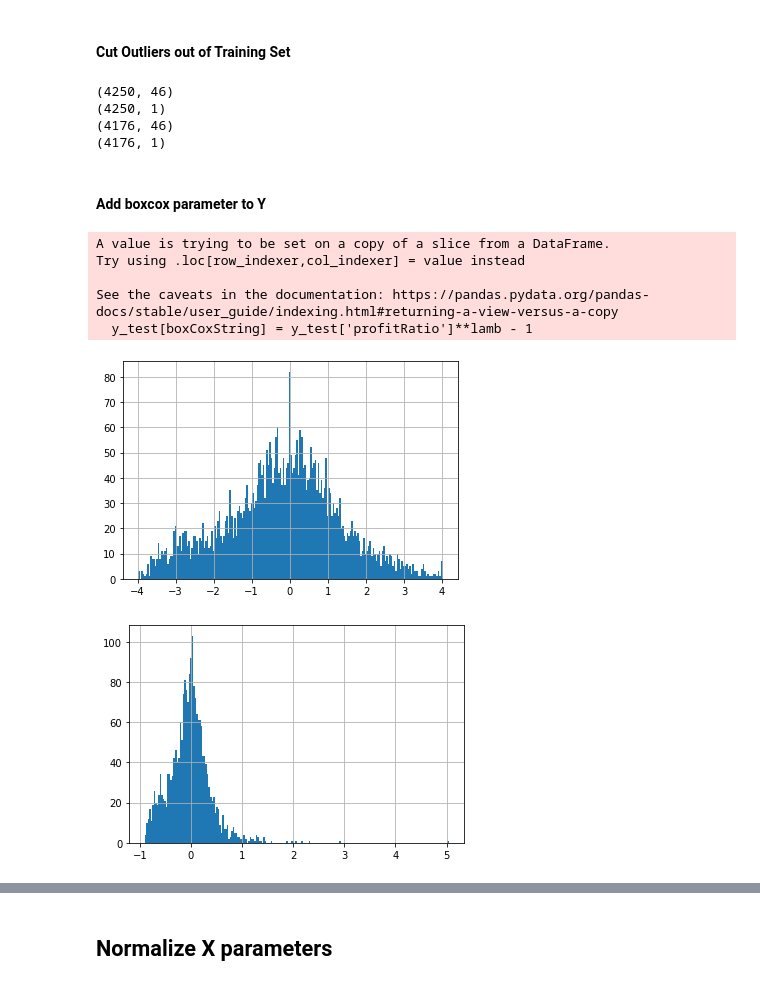
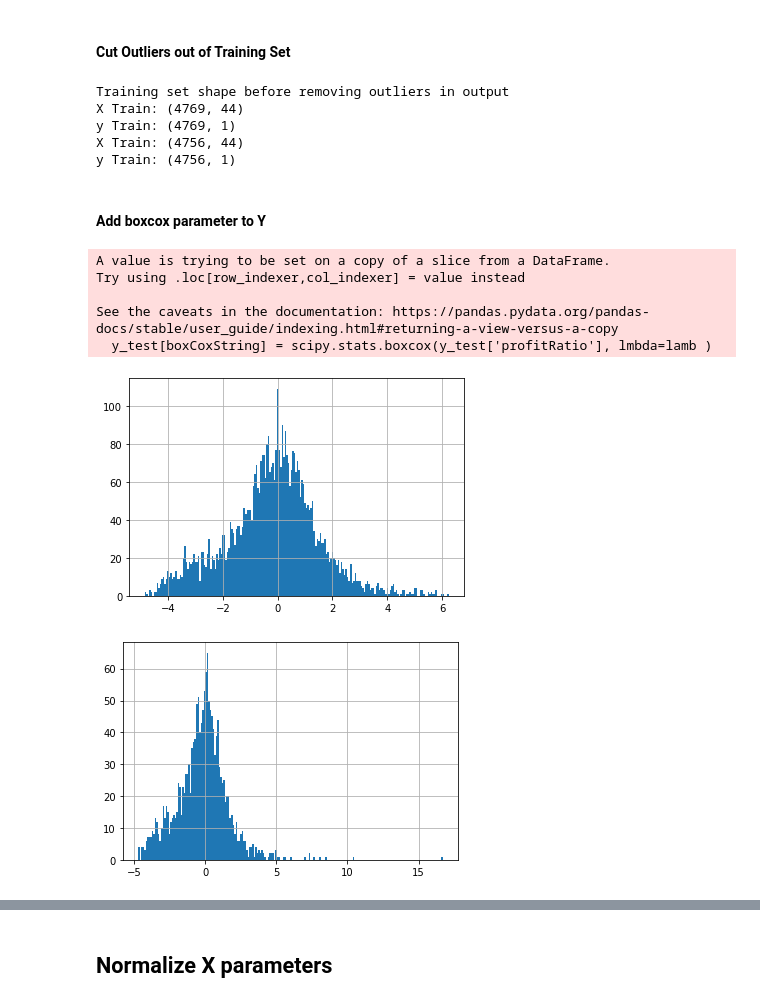
Before and after one commit to deakynek/SpringBoardProjects, a Jupyter notebook: Capstone2/Capstone 2 - Preprocessing & Machine Learning.ipynb, the cells around one changed output, grey strips where cells are left out. Saved outputs shown, nothing was run; the diff lists cells and outputs as text; code cells hidden in the pictures.

```diff
--- a/Capstone2/Capstone 2 - Preprocessing & Machine Learning.ipynb
+++ b/Capstone2/Capstone 2 - Preprocessing & Machine Learning.ipynb
@@ -62,10 +62,12 @@ X = data.loc[:, ~data.columns.isin(['id',
                                     'budget',
                                     'revenue',
                                     'Domestic',
-                                    'profitRatio'])]
+                                    'profitRatio',
+                                    'vote_count',
+                                   'popularity'])]
 y = data[['profitRatio']]
 
-X_train, X_test, y_train, y_test = train_test_split(X,y,test_size=0.33, random_state=42)
+X_train, X_test, y_train, y_test = train_test_split(X,y,test_size=0.25, random_state=42)
 # %% [markdown]
 ## Fill Null values in X sets, add ouput parameter to y sets
 # %%
@@ -126,8 +128,9 @@ X_test = X_test.fillna(value = medianReplacements)
 # %% [markdown]
 #### Cut Outliers out of Training Set
 # %%
-print(X_train.shape)
-print(y_train.shape)
+print("Training set shape before removing outliers in output")
+print("X Train: {0}".format(X_train.shape))
+print("y Train: {0}".format(y_train.shape))
 
 for col in y_train.columns:
     mean = y_train[col].mean()
@@ -136,38 +139,35 @@ for col in y_train.columns:
     y_train = y_train[(y_train[col]<=mean+3*std) & (y_train[col]>=mean-3*std)]
 
 X_train = X_train.filter(items = y_train.index, axis=0)
-print(X_train.shape)
-print(y_train.shape)
+print("X Train: {0}".format(X_train.shape))
+print("y Train: {0}".format(y_train.shape))
 # %% [output]
-(4250, 46)
-(4250, 1)
-(4176, 46)
-(4176, 1)
+Training set shape before removing outliers in output
+X Train: (4769, 44)
+y Train: (4769, 1)
+X Train: (4756, 44)
+y Train: (4756, 1)
 # %% [markdown]
 #### Add boxcox parameter to Y
 # %%
 import scipy.stats
 boxCoxString = 'profitRatio_BoxCox'
 
 ret, lamb = scipy.stats.boxcox(y_train['profitRatio'])
 y_train[boxCoxString] = ret
 
-
-if(lamb == 0):
-    y_test[boxCoxString] = y_test['profitRatio'].apply(log)
-else:
-    y_test[boxCoxString] = y_test['profitRatio']**lamb - 1
+y_test[boxCoxString] = scipy.stats.boxcox(y_test['profitRatio'], lmbda=lamb )
 
 y_train[boxCoxString].hist(bins=200)
 plt.show()
 
 y_test[boxCoxString].hist(bins=200)
 plt.show()
 # %% [output]
 A value is trying to be set on a copy of a slice from a DataFrame.
 Try using .loc[row_indexer,col_indexer] = value instead
 
 See the caveats in the documentation: https://pandas.pydata.org/pandas-docs/stable/user_guide/indexing.html#returning-a-view-versus-a-copy
-  y_test[boxCoxString] = y_test['profitRatio']**lamb - 1
+  y_test[boxCoxString] = scipy.stats.boxcox(y_test['profitRatio'], lmbda=lamb )
-[figure, old version]
+[figure, new version]
-[figure, old version]
+[figure, new version]
```
Also changed, not shown: parts of 60 cells of this notebook.
